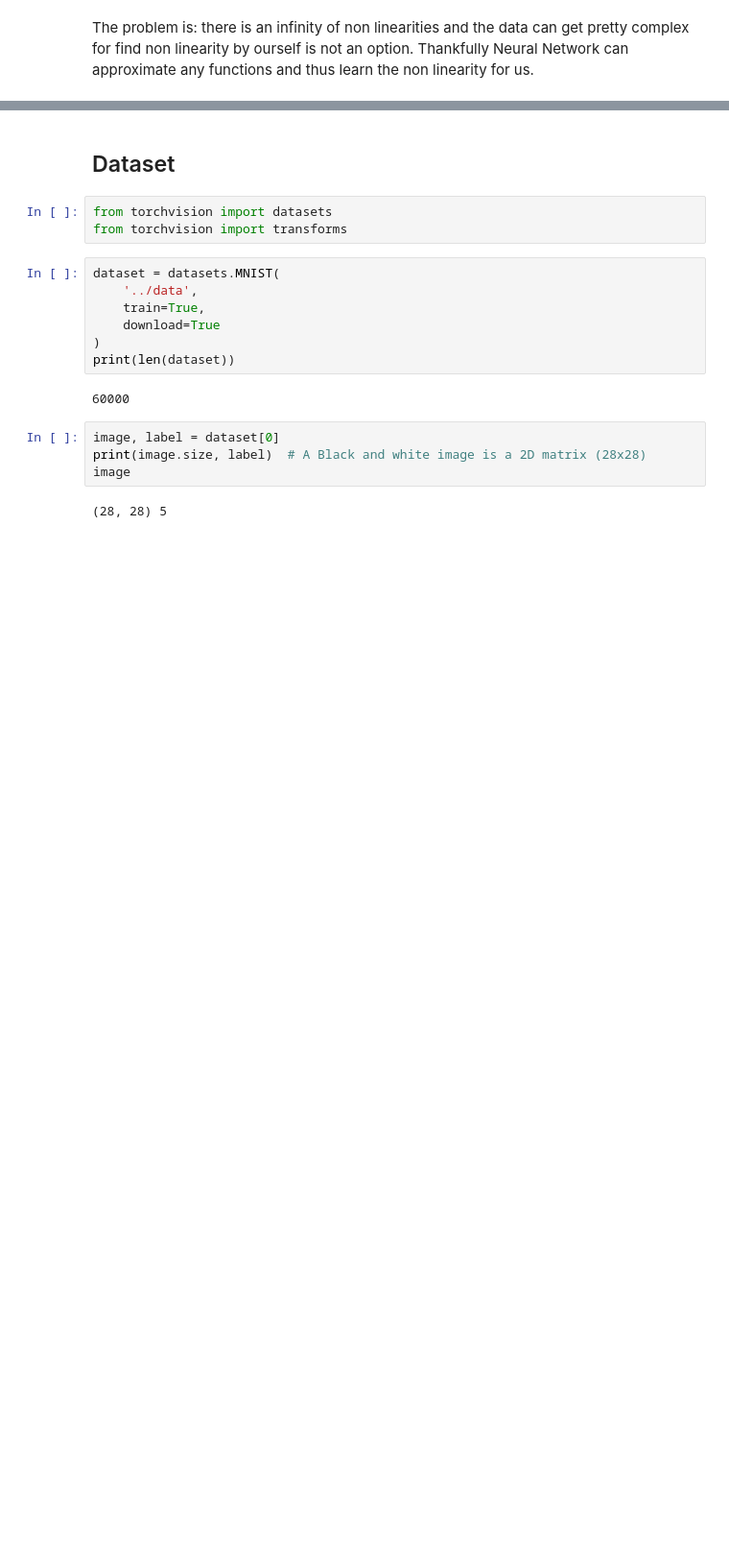
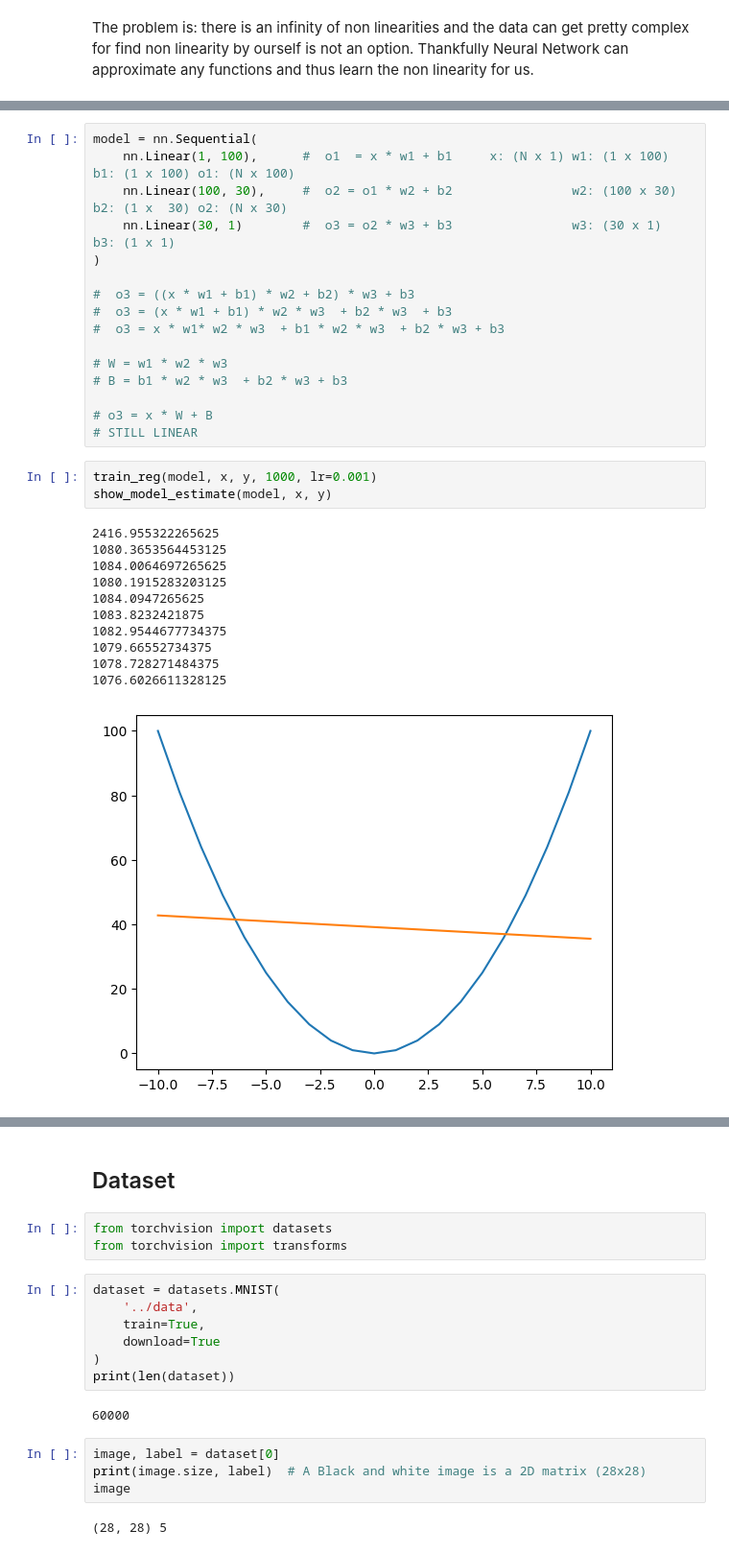
Before and after one commit to kiwi-lang/taranis, a Jupyter notebook: examples/PythonPrimer.ipynb, the cells around one changed output, grey strips where cells are left out. Shown at 96% size. Drawn from its saved outputs; the diff is of its cells as text; blank space fills up the shorter version.

```diff
--- a/examples/PythonPrimer.ipynb
+++ b/examples/PythonPrimer.ipynb
@@ -72,0 +143,31 @@ The problem is: there is an infinity of non linearities and the data can get pre
+# %%
+model = nn.Sequential(
+    nn.Linear(1, 100),      #  o1  = x * w1 + b1     x: (N x 1) w1: (1 x 100)  b1: (1 x 100) o1: (N x 100)
+    nn.Linear(100, 30),     #  o2 = o1 * w2 + b2                w2: (100 x 30) b2: (1 x  30) o2: (N x 30)
+    nn.Linear(30, 1)        #  o3 = o2 * w3 + b3                w3: (30 x 1)   b3: (1 x 1)
+)
+
+#  o3 = ((x * w1 + b1) * w2 + b2) * w3 + b3
+#  o3 = (x * w1 + b1) * w2 * w3  + b2 * w3  + b3
+#  o3 = x * w1* w2 * w3  + b1 * w2 * w3  + b2 * w3 + b3
+
+# W = w1 * w2 * w3
+# B = b1 * w2 * w3  + b2 * w3 + b3
+
+# o3 = x * W + B
+# STILL LINEAR
+# %%
+train_reg(model, x, y, 1000, lr=0.001)
+show_model_estimate(model, x, y)
+# %% [output]
+2416.955322265625
+1080.3653564453125
+1084.0064697265625
+1080.1915283203125
+1084.0947265625
+1083.8232421875
+1082.9544677734375
+1079.66552734375
+1078.728271484375
+1076.6026611328125
+[figure, added]
```
Also changed, not shown: parts of 71 cells of this notebook.
